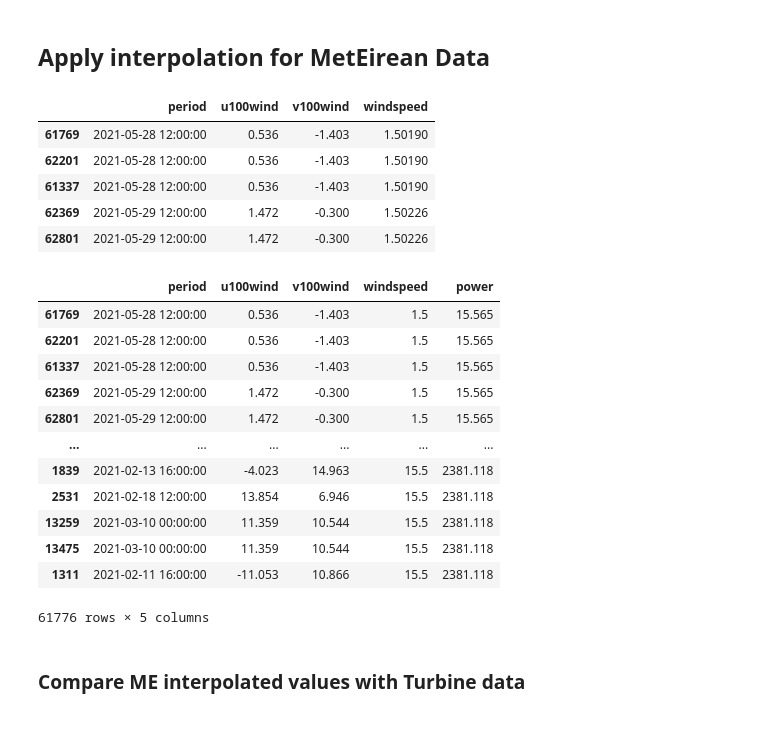
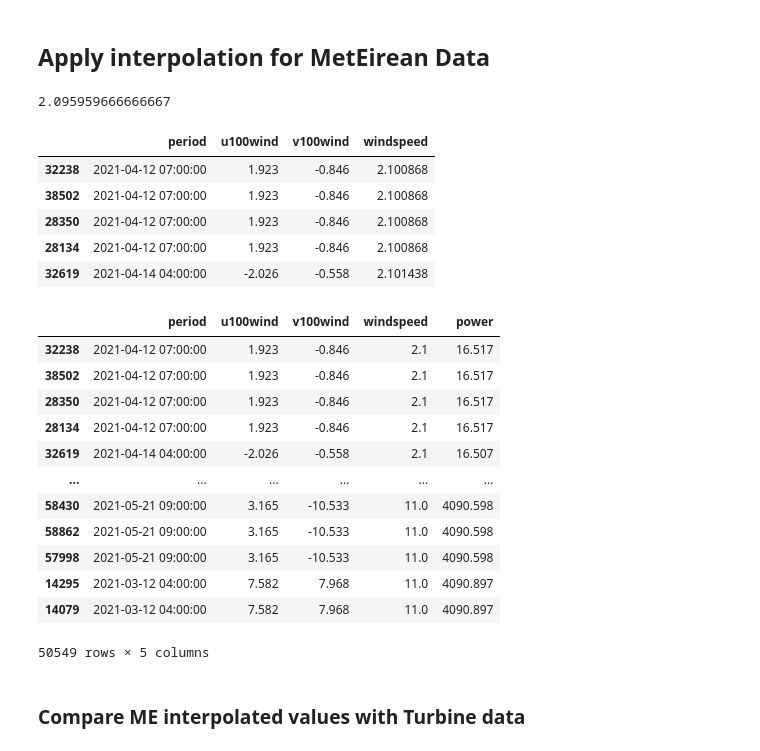
Before and after one commit to iuliaanton/Power_ME-Turbine, a Jupyter notebook: Interpolation.ipynb, the cells around one changed output. Cells and saved outputs as stored; diff of their text form; code cells hidden in the pictures.

```diff
--- a/Interpolation.ipynb
+++ b/Interpolation.ipynb
@@ -71,25 +115,0 @@ pmin, pmax = min(y), max(y)
-# %%
-#Define some control points and set some variables:
-n = len(x)
-plotpoints = 100
-
-#set spline degree and find knot vector:
-k = 4
-
-#Construct uniform knot vector:
-knotspace = range(n)
-knots = si.InterpolatedUnivariateSpline(knotspace, knotspace, k=k).get_knots()
-knots_full = np.concatenate(([knots[0]]*k, knots, [knots[-1]]*k))
-
-#nknot - is the number of knots in the reduced knot vector (one without k repeating values at the endings).
-nknot=5
-
-knot_offset = (wmax - wmin)/(nknot + 1)
-knots = np.linspace(knot_offset, wmax-knot_offset, nknot)
-
-#define the vector of weights w in order to force our further approximations to pass close to the end points of the original data
-wend = 4
-num_points=len(x)
-w = [wend] + [1]*(num_points-2) + [wend]
-# %%
-knots=[1.5,2,3,4,5,6,7,8,9,10,11,12,13]
@@ -110,6 +132,9 @@ yP = lsqspline(xP)
 #save interpolated data to a df
 di = pd.DataFrame({'Windspeed': xP,'Power': yP})
 
+#select only values with windspeed greater than 2 m/s
+di=di[di["Windspeed"]>= 2]
+
 di.head(10)
 # %% [output]
 |  | Windspeed | Power |
@@ -146,45 +171,49 @@ plt.show()
 # %%
 # import me data
 %store -r me
+# %%
+min(di['Windspeed'])
+# %% [output]
+2.095959666666667
 # %%
 me['windspeed'] = np.sqrt(me['u100wind'].pow(2) + me['v100wind'].pow(2))
 #values greater than 1 for windspeed
-me=me[(me.windspeed > 1.5) & (me.windspeed <15.5)]
+me=me[(me.windspeed > 2.1) & (me.windspeed <11)]
 me=me.sort_values(by=['windspeed'])
 me.head(5)
 # %% [output]
 |  | period | u100wind | v100wind | windspeed |
-| 61769 | 2021-05-28 12:00:00 | 0.536 | -1.403 | 1.50190 |
-| 62201 | 2021-05-28 12:00:00 | 0.536 | -1.403 | 1.50190 |
-| 61337 | 2021-05-28 12:00:00 | 0.536 | -1.403 | 1.50190 |
-| 62369 | 2021-05-29 12:00:00 | 1.472 | -0.300 | 1.50226 |
-| 62801 | 2021-05-29 12:00:00 | 1.472 | -0.300 | 1.50226 |
+| 32238 | 2021-04-12 07:00:00 | 1.923 | -0.846 | 2.100868 |
+| 38502 | 2021-04-12 07:00:00 | 1.923 | -0.846 | 2.100868 |
+| 28350 | 2021-04-12 07:00:00 | 1.923 | -0.846 | 2.100868 |
+| 28134 | 2021-04-12 07:00:00 | 1.923 | -0.846 | 2.100868 |
+| 32619 | 2021-04-14 04:00:00 | -2.026 | -0.558 | 2.101438 |
 # %%
 w, p = di['Windspeed'].values, di['Power'].values
 
 # Interpolate (w,p)
-f = si.interp1d(w, p, kind='cubic')
+f = si.interp1d(w, p, kind='linear')
 
 # Apply interpolation curve to windspeed values in forecast to get power.
 me['power'] = me['windspeed'].apply(f).round(3)
 
 #round to 1 decimal to make a join later, with df1
 me["windspeed"] = me["windspeed"].round(1)
 me
 # %% [output]
 |  | period | u100wind | v100wind | windspeed | power |
-| 61769 | 2021-05-28 12:00:00 | 0.536 | -1.403 | 1.5 | 15.565 |
-| 62201 | 2021-05-28 12:00:00 | 0.536 | -1.403 | 1.5 | 15.565 |
-| 61337 | 2021-05-28 12:00:00 | 0.536 | -1.403 | 1.5 | 15.565 |
-| 62369 | 2021-05-29 12:00:00 | 1.472 | -0.300 | 1.5 | 15.565 |
-| 62801 | 2021-05-29 12:00:00 | 1.472 | -0.300 | 1.5 | 15.565 |
+| 32238 | 2021-04-12 07:00:00 | 1.923 | -0.846 | 2.1 | 16.517 |
+| 38502 | 2021-04-12 07:00:00 | 1.923 | -0.846 | 2.1 | 16.517 |
+| 28350 | 2021-04-12 07:00:00 | 1.923 | -0.846 | 2.1 | 16.517 |
+| 28134 | 2021-04-12 07:00:00 | 1.923 | -0.846 | 2.1 | 16.517 |
+| 32619 | 2021-04-14 04:00:00 | -2.026 | -0.558 | 2.1 | 16.507 |
 | ... | ... | ... | ... | ... | ... |
-| 1839 | 2021-02-13 16:00:00 | -4.023 | 14.963 | 15.5 | 2381.118 |
-| 2531 | 2021-02-18 12:00:00 | 13.854 | 6.946 | 15.5 | 2381.118 |
-| 13259 | 2021-03-10 00:00:00 | 11.359 | 10.544 | 15.5 | 2381.118 |
-| 13475 | 2021-03-10 00:00:00 | 11.359 | 10.544 | 15.5 | 2381.118 |
-| 1311 | 2021-02-11 16:00:00 | -11.053 | 10.866 | 15.5 | 2381.118 |
+| 58430 | 2021-05-21 09:00:00 | 3.165 | -10.533 | 11.0 | 4090.598 |
+| 58862 | 2021-05-21 09:00:00 | 3.165 | -10.533 | 11.0 | 4090.598 |
+| 57998 | 2021-05-21 09:00:00 | 3.165 | -10.533 | 11.0 | 4090.598 |
+| 14295 | 2021-03-12 04:00:00 | 7.582 | 7.968 | 11.0 | 4090.897 |
+| 14079 | 2021-03-12 04:00:00 | 7.582 | 7.968 | 11.0 | 4090.897 |
-61776 rows × 5 columns
+50549 rows × 5 columns
 # %% [markdown]
 ### Compare ME interpolated values with Turbine data
 # %% [markdown]
```
Also changed, not shown: parts of 16 cells of this notebook.
